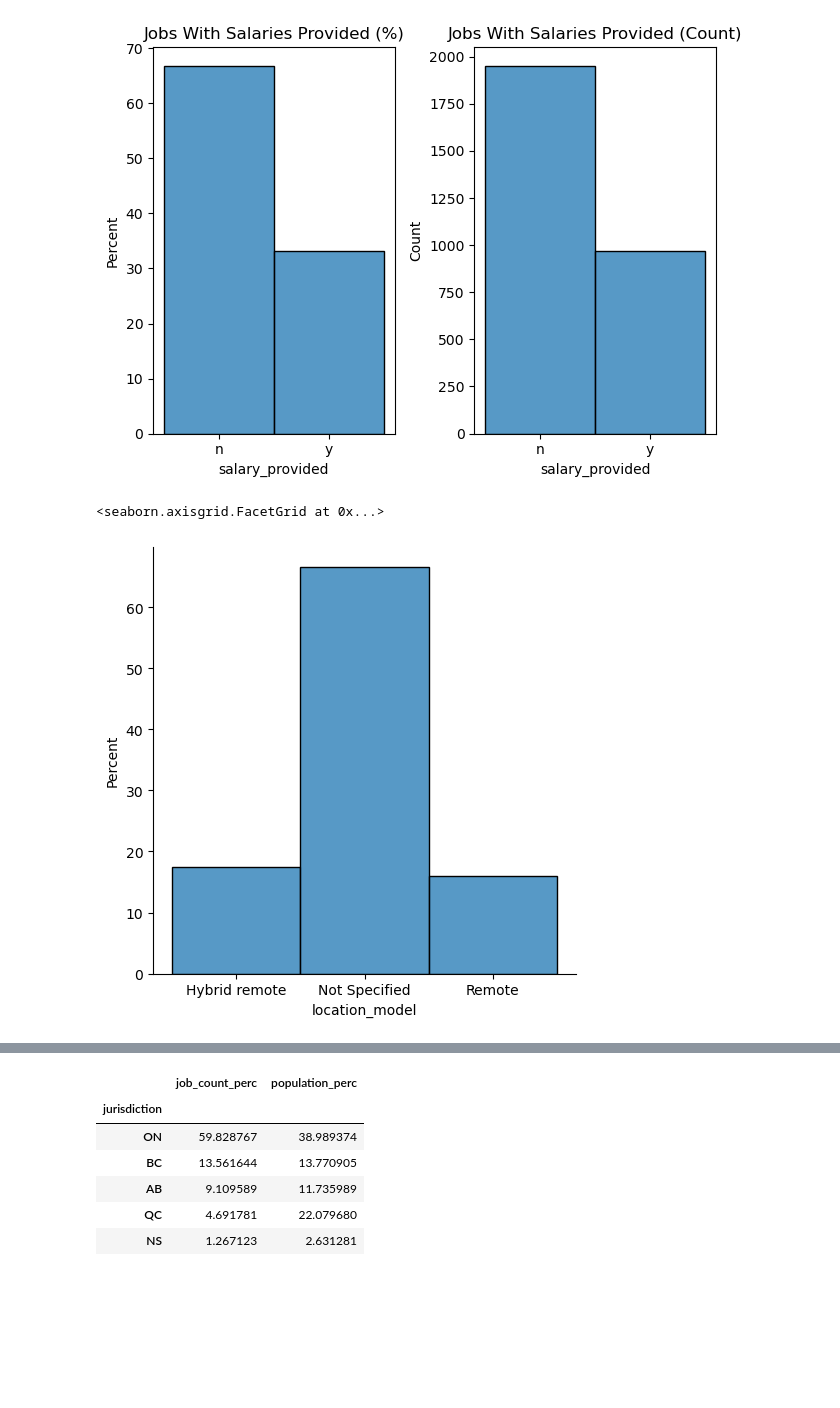
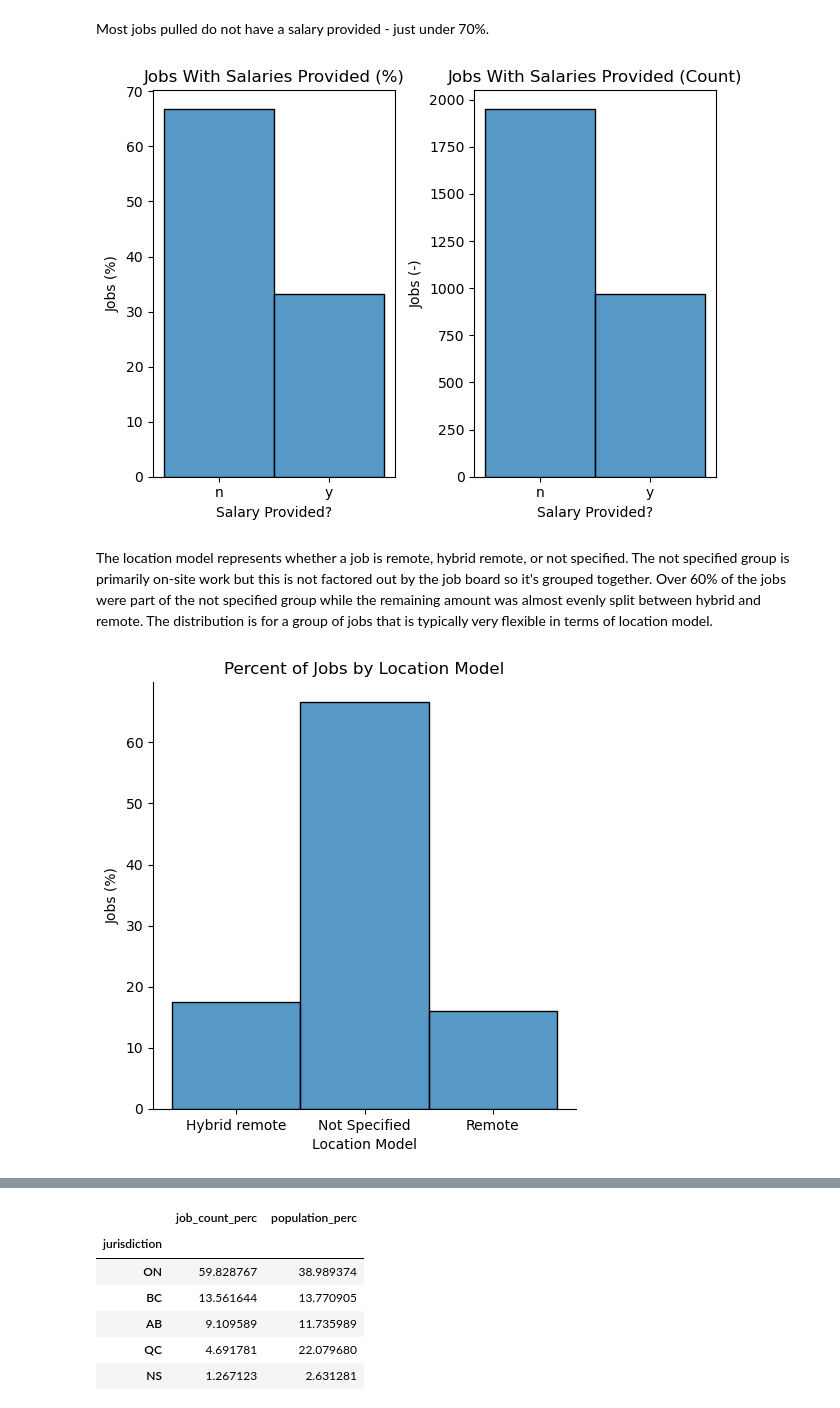
Before and after one commit to pkrishen/Data-Job-Analysis, a Jupyter notebook: Job_Data_Analysis.ipynb, the cells around one changed output, grey strips where cells are left out. Cells and saved outputs as stored; diff of their text form; code cells hidden in the pictures; blank space fills up the shorter version.

```diff
--- a/Job_Data_Analysis.ipynb
+++ b/Job_Data_Analysis.ipynb
@@ -61,19 +64,32 @@ memory usage: 296.6+ KB
+# %% [markdown]
+Most jobs pulled do not have a salary provided - just under 70%.
 # %%
 fig, axes = plt.subplots(1,2)
 
 sns.histplot(data = jobs.sort_values(by = 'salary_provided'), x = 'salary_provided', stat = 'percent', ax=axes[0])
 axes[0].set_title('Jobs With Salaries Provided (%)')
+axes[0].set_xlabel("Salary Provided?")
+axes[0].set_ylabel("Jobs (%)")
 
 sns.histplot(data = jobs.sort_values(by = 'salary_provided'), x = 'salary_provided', ax=axes[1])
 axes[1].set_title('Jobs With Salaries Provided (Count)')
+axes[1].set_xlabel("Salary Provided?")
+axes[1].set_ylabel("Jobs (-)")
 
 plt.tight_layout()
 
 plt.show()
 # %% [output]
-[figure, old version]
+[figure, new version]
+# %% [markdown]
+The location model represents whether a job is remote, hybrid remote, or not specified. The not specified group is primarily on-site work but this is not factored out by the job board so it's grouped together. Over 60% of the jobs were part of the not specified group while the remaining amount was almost evenly split between hybrid and remote. The distribution is for a group of jobs that is typically very flexible in terms of location model.
 # %%
 sns.displot(data = jobs, x = 'location_model', stat = 'percent')
+
+plt.title("Percent of Jobs by Location Model")
+plt.xlabel("Location Model")
+plt.ylabel("Jobs (%)")
+
+plt.show()
 # %% [output]
-<seaborn.axisgrid.FacetGrid at 0x...>
-[figure, old version]
+[figure, new version]
```
Also changed, not shown: parts of 19 cells of this notebook.
